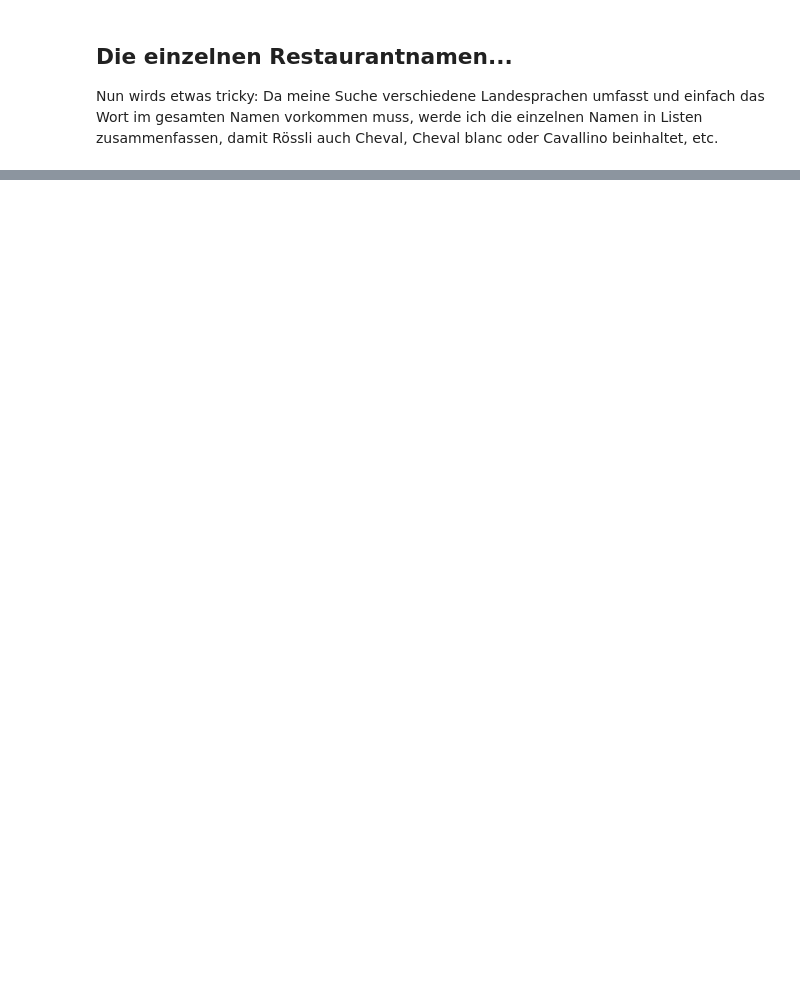
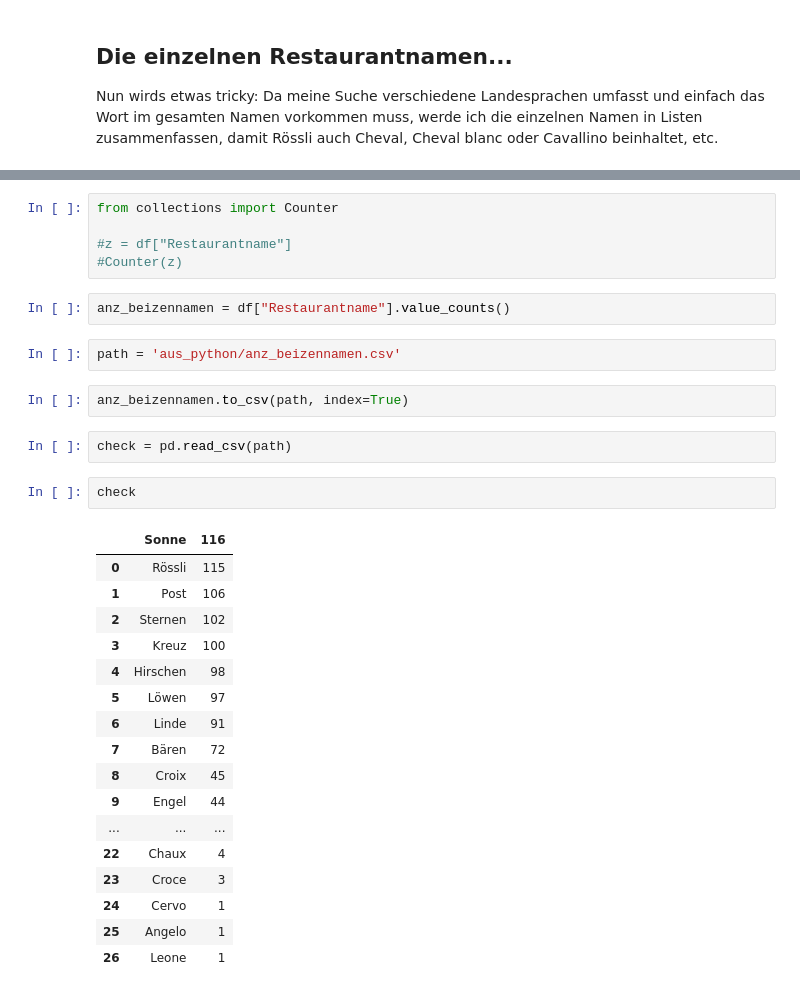
Before and after one commit to Priskawa/GITHUB_ME, a Jupyter notebook: Projekt1_Beizen/Ochsentour_Beizen_2.ipynb, the cells around one changed output, grey strips where cells are left out. Cells and saved outputs as stored; diff of their text form; blank space fills up the shorter version.

```diff
--- a/Projekt1_Beizen/Ochsentour_Beizen_2.ipynb
+++ b/Projekt1_Beizen/Ochsentour_Beizen_2.ipynb
@@ -336,0 +315,33 @@ roessli = df[(df['Restaurantname'] == 'Rössli') | (df['Restaurantname'] == "Che
+# %%
+from collections import Counter
+
+#z = df["Restaurantname"]
+#Counter(z)
+# %%
+anz_beizennamen = df["Restaurantname"].value_counts()
+# %%
+path = 'aus_python/anz_beizennamen.csv'
+# %%
+anz_beizennamen.to_csv(path, index=True)
+# %%
+check = pd.read_csv(path)
+# %%
+check
+# %% [output]
+|  | Sonne | 116 |
+| 0 | Rössli | 115 |
+| 1 | Post | 106 |
+| 2 | Sternen | 102 |
+| 3 | Kreuz | 100 |
+| 4 | Hirschen | 98 |
+| 5 | Löwen | 97 |
+| 6 | Linde | 91 |
+| 7 | Bären | 72 |
+| 8 | Croix | 45 |
+| 9 | Engel | 44 |
+| ... | ... | ... |
+| 22 | Chaux | 4 |
+| 23 | Croce | 3 |
+| 24 | Cervo | 1 |
+| 25 | Angelo | 1 |
+| 26 | Leone | 1 |
```
Also changed, not shown: parts of 17 cells of this notebook, 5 other files.
